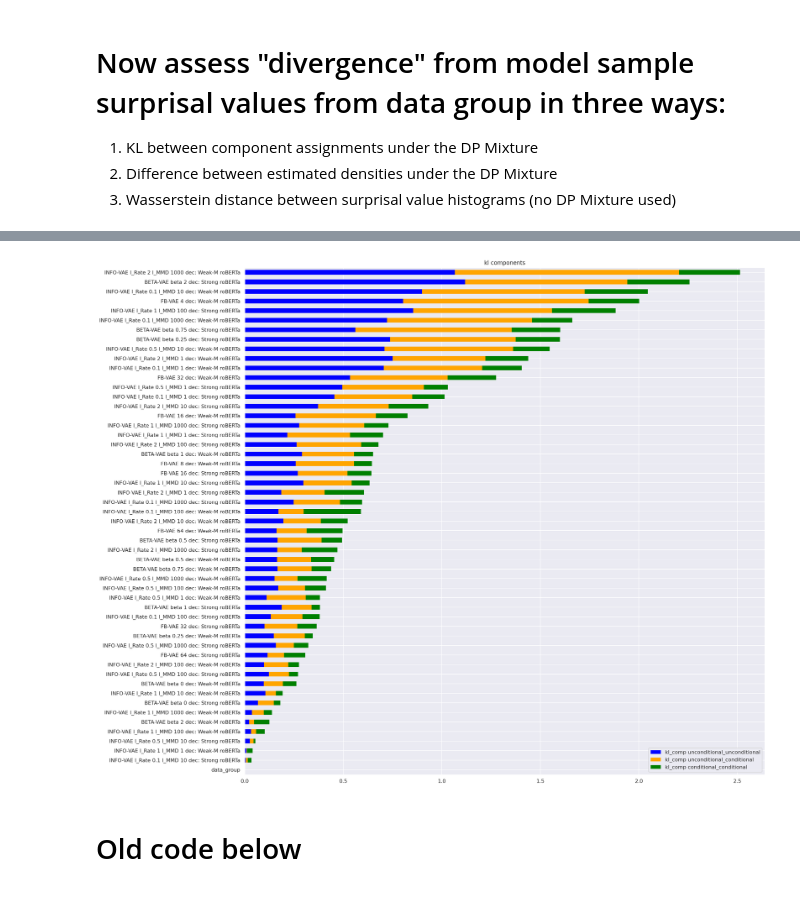
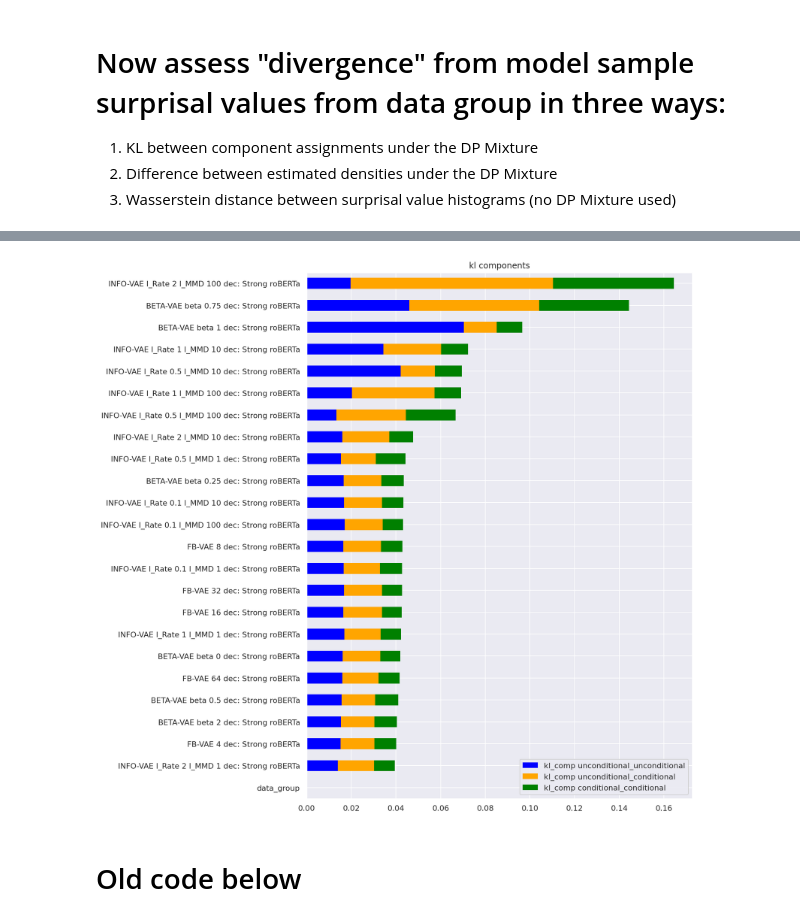
Before and after one commit to ClaartjeBarkhof/bayesian-statistical-criticism-vae, a Jupyter notebook: analysis/data_space/PTB_topics.ipynb, the cells around one changed output, grey strips where cells are left out. Drawn from its saved outputs; the diff is of its cells as text; code cells hidden in the pictures.

```diff
--- a/analysis/data_space/PTB_topics.ipynb
+++ b/analysis/data_space/PTB_topics.ipynb
@@ -398,3 +213,0 @@ print(tabulate(table, headers=headers))
-# %%
-overview_df = make_run_overview_df(prefixes=["(5-jan ptb-test)", "(4-jan ptb-test)", "(10-jan ptb)", "(11-jan ptb)"])
-overview_df.head()
@@ -463,13 +254,10 @@ unconditional_sampled_text 200
 # %% [markdown]
 # Assess surprisal of model samples under generative model
 # %%
-re_compute = False
-save_file = "topic_model_surprisal_values.pt"
+if FIT_AND_COMPUTE_SURPRISAL_VALS:
+    gen_topic_model = gen_model_lda
 
-gen_topic_model = gen_model_lda
-if re_compute:
-
-    N_PERM = 50
+    N_PERM = 100
 
     surprisal_values = dict()
 
@@ -478,9 +266,11 @@ if re_compute:
 
         surprisal_values[clean_name] = gen_topic_model.assess_surprisal_under_model(text_samples, N_perm=N_PERM)
 
-    torch.save(surprisal_values, save_file)
+    torch.save(surprisal_values, SAVE_BDA_SURPRISAL_VALS_FILE)
 else:
-
-    surprisal_values = torch.load(save_file)
+    if not os.path.exists(SAVE_BDA_SURPRISAL_VALS_FILE):
+        print("No surprisal values found. You need to set FIT_AND_COMPUTE_SURPRISAL_VALS=True and run NB again.")
+    else:
+        surprisal_values = torch.load(SAVE_BDA_SURPRISAL_VALS_FILE)
 # %% [markdown]
 # Plot surprisal distribution and add global statistics
@@ -638,8 +329,0 @@ KeyboardInterrupt:
-# %%
-for stat, dp_mixture in dp_mixtures.items():
-    print(stat.upper())
-
-    plot_model_data_preds_obs(dp_mixture)
-    samples = dp_mixture.draw_posterior_predictions()["y"]
-    surprisal_dp_plot_checks(dp_mixture, samples, plot_max_groups=2)
-    # plot_all_groups_preds_obs(dp_mixture)
@@ -657,0 +723,14 @@ CONDITIONAL_CONDITIONAL
+# %%
+all_df, kl_comp_dists = compute_all_divergences_data_model_groups(dp_mixtures,
+                                                                  surprisal_values,
+                                                                  num_components=NUM_COMPS)
+
+
+all_keys_present = True
+for k in ["unconditional_unconditional", "unconditional_conditional", "conditional_conditional"]:
+    if k not in kl_comp_dists:
+        all_keys_present = False
+print("all_keys_present", all_keys_present)
+
+if all_keys_present:
+    torch.save({"kl_comp_dists":kl_comp_dists, "divergence_df": all_df}, SAVE_DP_COMP_KL_DISTS_FILE)
@@ -663,7 +776,8 @@ plot_divergences_data_model_groups(all_df, sort_on=SORT_ON, plot_only=None)
 # %%
-plot_divergences_data_model_groups(all_df, sort_on=SORT_ON, plot_only="kl_comp")
+SORT_ON = "kl_comp sum"
+plot_divergences_data_model_groups(all_df, sort_on=SORT_ON, plot_only="kl_comp", figsize=(10, 14))
 # %% [output]
-[figure, old version]
+[figure, new version]
 # %%
 all_df
 # %% [markdown]
```
Also changed, not shown: parts of 45 cells of this notebook, 19 other files.
